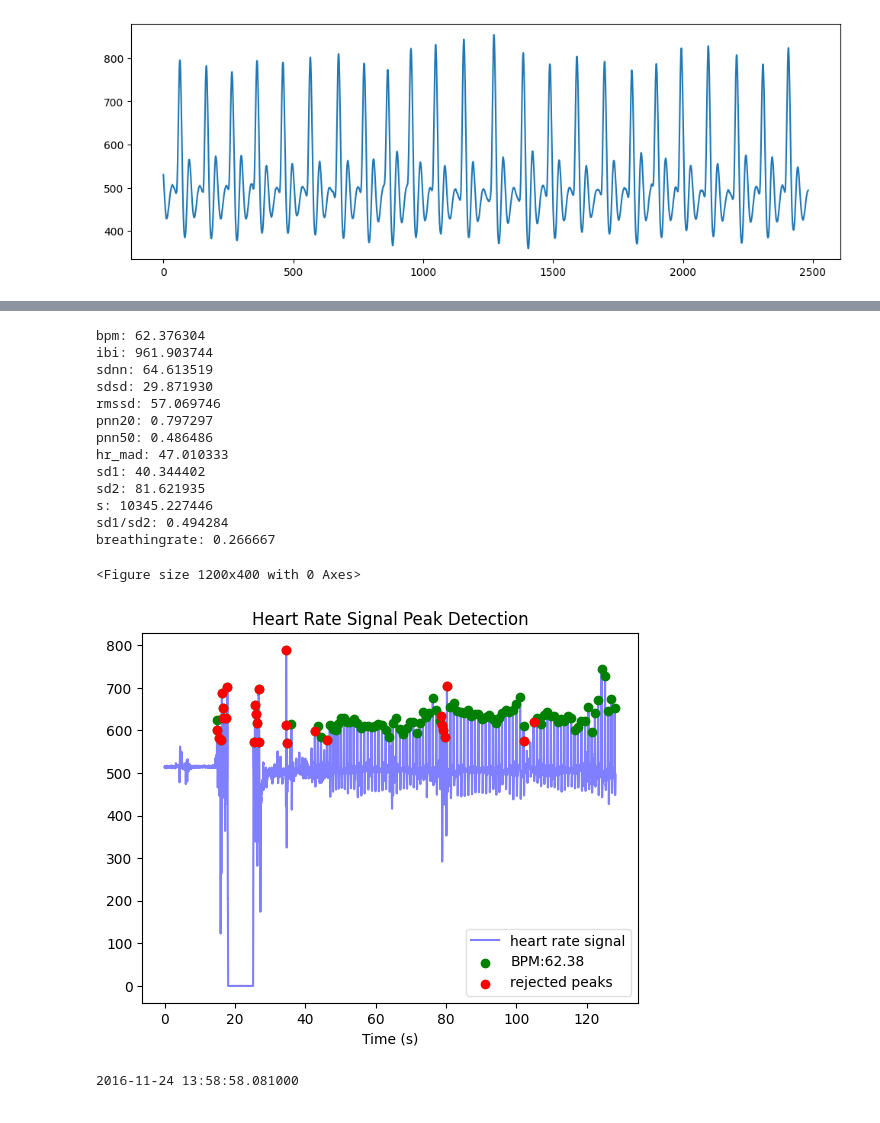
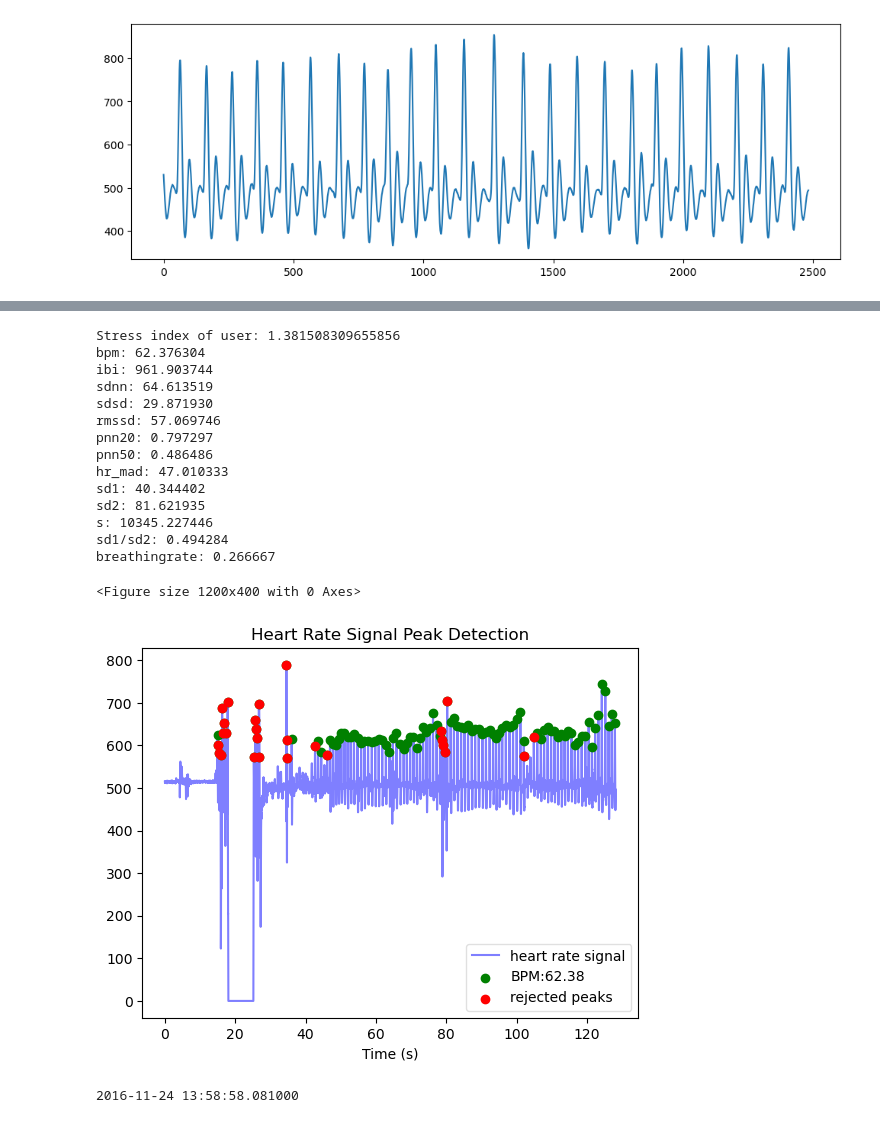
Before and after one commit to JonathanP341/muse_platformer, a Jupyter notebook: testing.ipynb, the cells around one changed output, grey strips where cells are left out. Cells and saved outputs as stored; diff of their text form; code cells hidden in the pictures.

```diff
--- a/testing.ipynb
+++ b/testing.ipynb
@@ -135,30 +192,35 @@ plt.show()
 # %%
 #This is a more realistic signal you might see with a few issues
 sample_rate = hp.get_samplerate_mstimer(timer) #Getting the sample rate
 
 wd, m = hp.process(data, sample_rate)
 
+stress = find_baevsky_index(wd)
+
+print(f'Stress index of user: {stress}')
+
 plt.figure(figsize=(12, 4))
 hp.plotter(wd, m)
 
 for measure in m.keys():
     print('%s: %f' %(measure, m[measure]))
 # %% [output]
+Stress index of user: 1.381508309655856
 bpm: 62.376304
 ibi: 961.903744
 sdnn: 64.613519
 sdsd: 29.871930
 rmssd: 57.069746
 pnn20: 0.797297
 pnn50: 0.486486
 hr_mad: 47.010333
 sd1: 40.344402
 sd2: 81.621935
 s: 10345.227446
 sd1/sd2: 0.494284
 breathingrate: 0.266667
 <Figure size 1200x400 with 0 Axes>
-[figure, old version]
+[figure, new version]
 # %%
 #Looking at another example
 data, timer = hp.load_exampledata(2)
```
Also changed, not shown: parts of 4 cells of this notebook, 1 other file.
